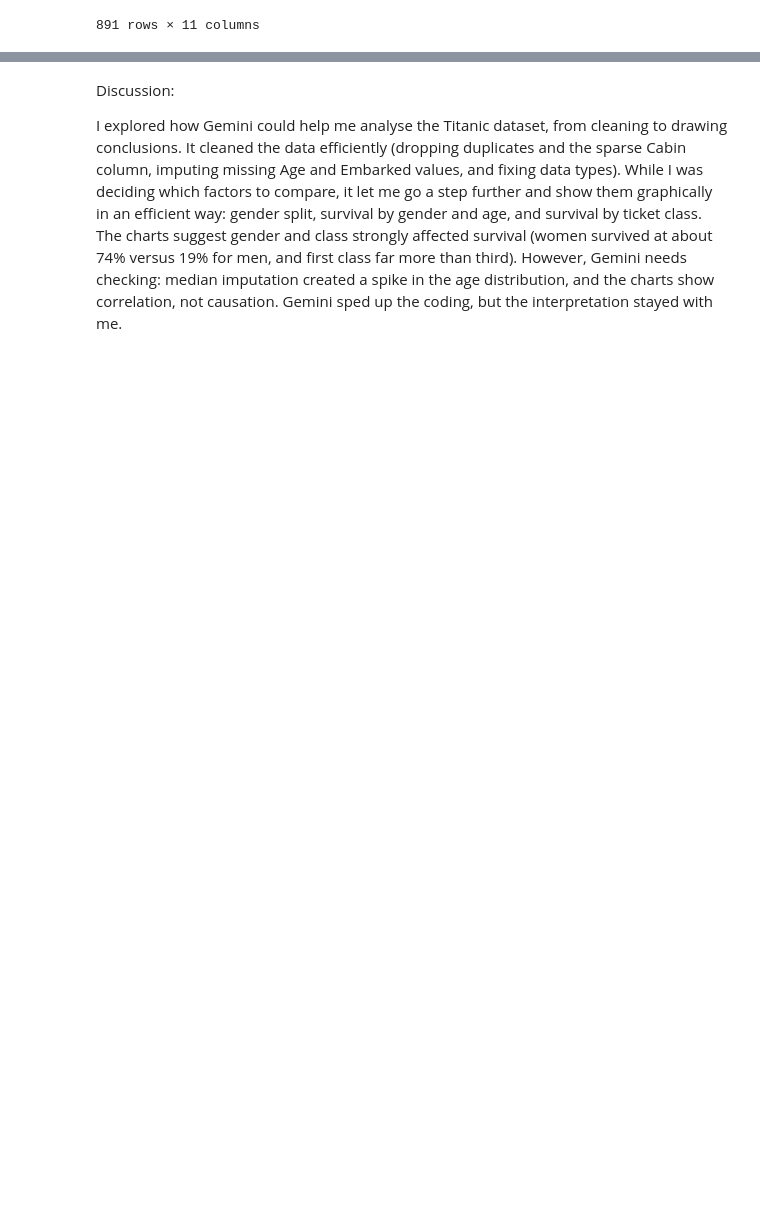
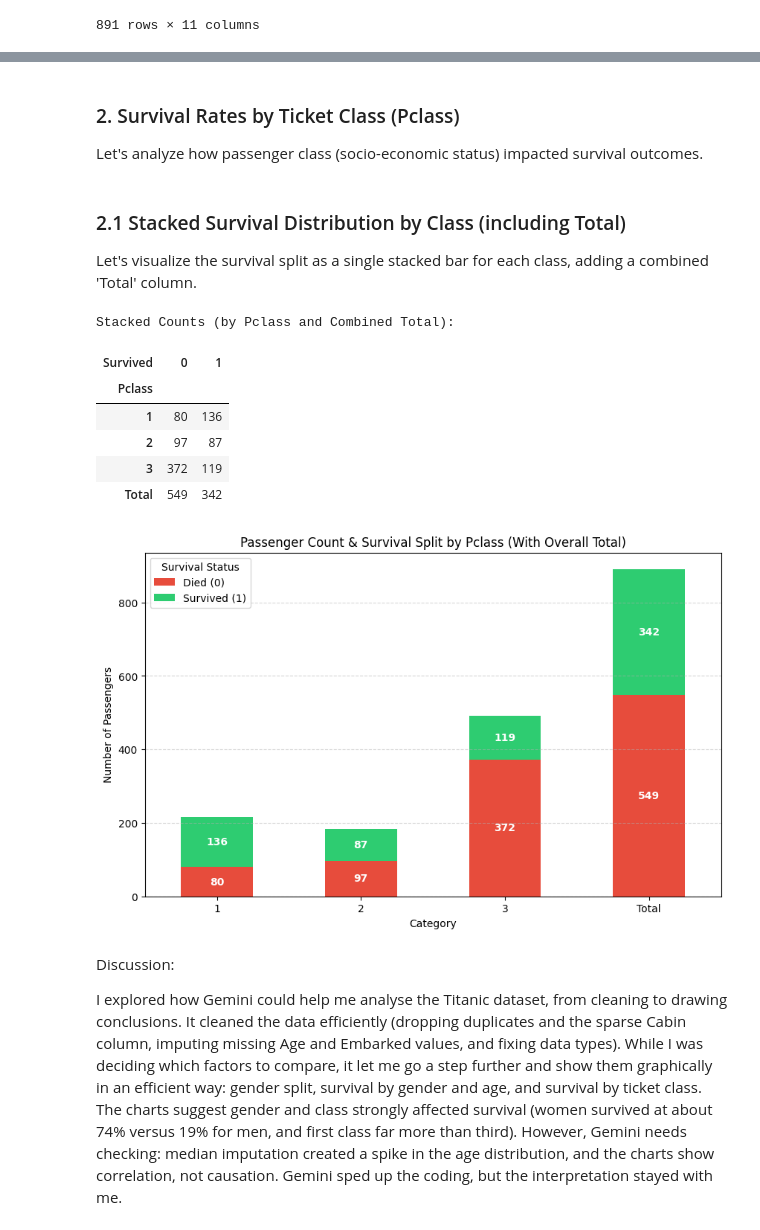
Before and after one commit to zadigpedrono/zadigpedrono-DataScience-GenAI-Submissions, a Jupyter notebook: Seminar2_Titanic_File_.ipynb, the cells around one changed output, grey strips where cells are left out. Saved outputs shown, nothing was run; the diff lists cells and outputs as text; code cells hidden in the pictures; blank space fills up the shorter version.

```diff
--- a/Seminar2_Titanic_File_.ipynb
+++ b/Seminar2_Titanic_File_.ipynb
@@ -49,3 +145,54 @@ df
+# %% [markdown]
+### 2. Survival Rates by Ticket Class (Pclass)
+Let's analyze how passenger class (socio-economic status) impacted survival outcomes.
+# %% [markdown]
+### 2.1 Stacked Survival Distribution by Class (including Total)
+Let's visualize the survival split as a single stacked bar for each class, adding a combined 'Total' column.
+# %%
+import matplotlib.pyplot as plt
+import pandas as pd
+
+# Prepare data for stacked bars including a 'Total' column
+stacked_data = df.groupby(['Pclass', 'Survived'], observed=False).size().unstack(fill_value=0)
+
+# Create a copy to append the 'Total' row
+stacked_data_with_total = stacked_data.copy()
+stacked_data_with_total.loc['Total'] = stacked_data.sum()
+
+# Print the summary statistics
+print("Stacked Counts (by Pclass and Combined Total):")
+display(stacked_data_with_total)
+
+# Plot the stacked bar chart
+ax = stacked_data_with_total.plot(kind='bar', stacked=True, figsize=(10, 6), color=['#e74c3c', '#2ecc71'])
+
+plt.title('Passenger Count & Survival Split by Pclass (With Overall Total)')
+plt.xlabel('Category')
+plt.ylabel('Number of Passengers')
+plt.xticks(rotation=0)
+plt.legend(['Died (0)', 'Survived (1)'], title='Survival Status')
+plt.grid(axis='y', linestyle='--', alpha=0.5)
+
+# Add data labels inside the stacked bars for clarity
+for rect in ax.patches:
+    height = rect.get_height()
+    width = rect.get_width()
+    x = rect.get_x()
+    y = rect.get_y()
+    if height > 0:
+        ax.text(x + width/2., y + height/2., f'{int(height)}',
+                ha='center', va='center', color='white', fontweight='bold')
+
+plt.show()
+# %% [output]
+Stacked Counts (by Pclass and Combined Total):
+| Survived | 0 | 1 |
+| Pclass |  |  |
+| 1 | 80 | 136 |
+| 2 | 97 | 87 |
+| 3 | 372 | 119 |
+| Total | 549 | 342 |
+[figure, added]
 # %% [markdown]
 Discussion:
 
```
Also changed, not shown: parts of 9 cells of this notebook.
